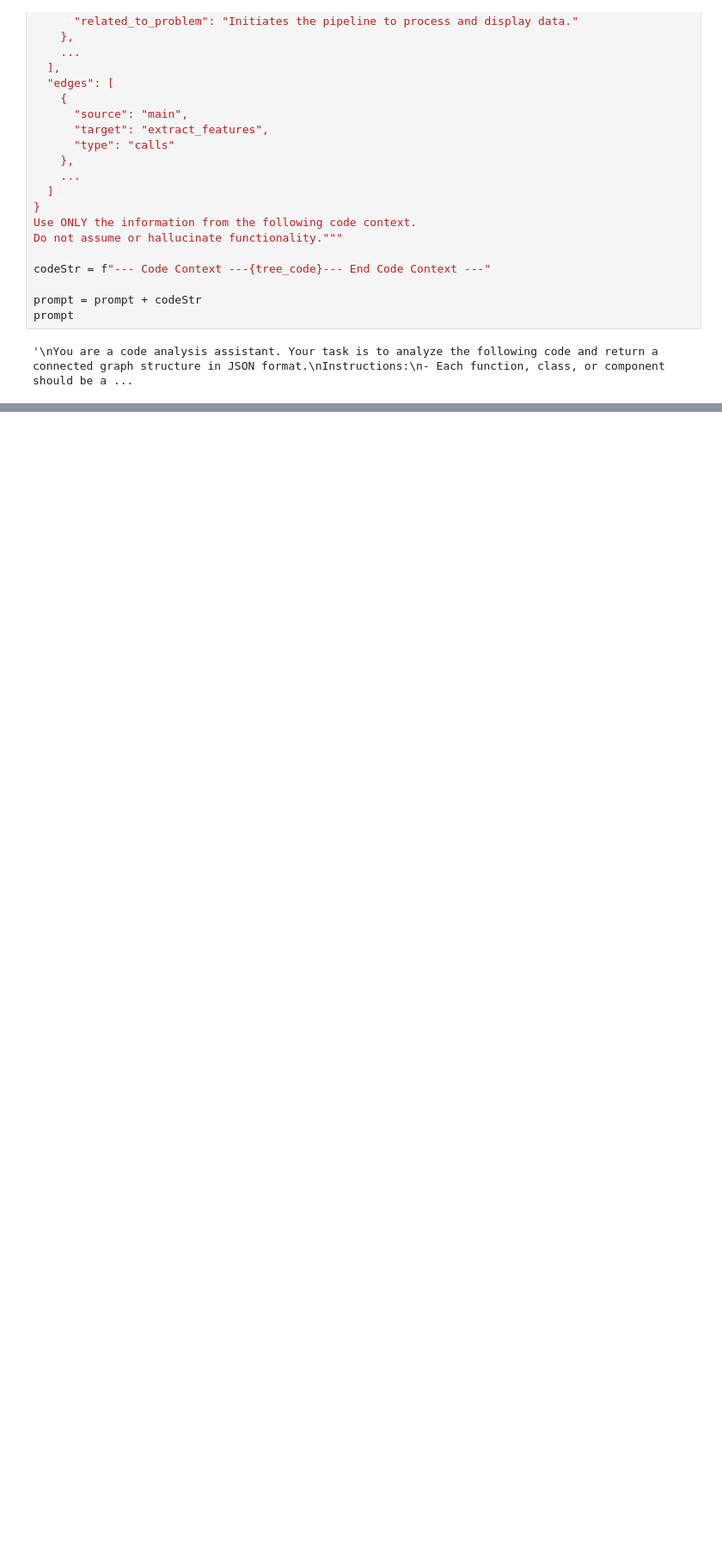
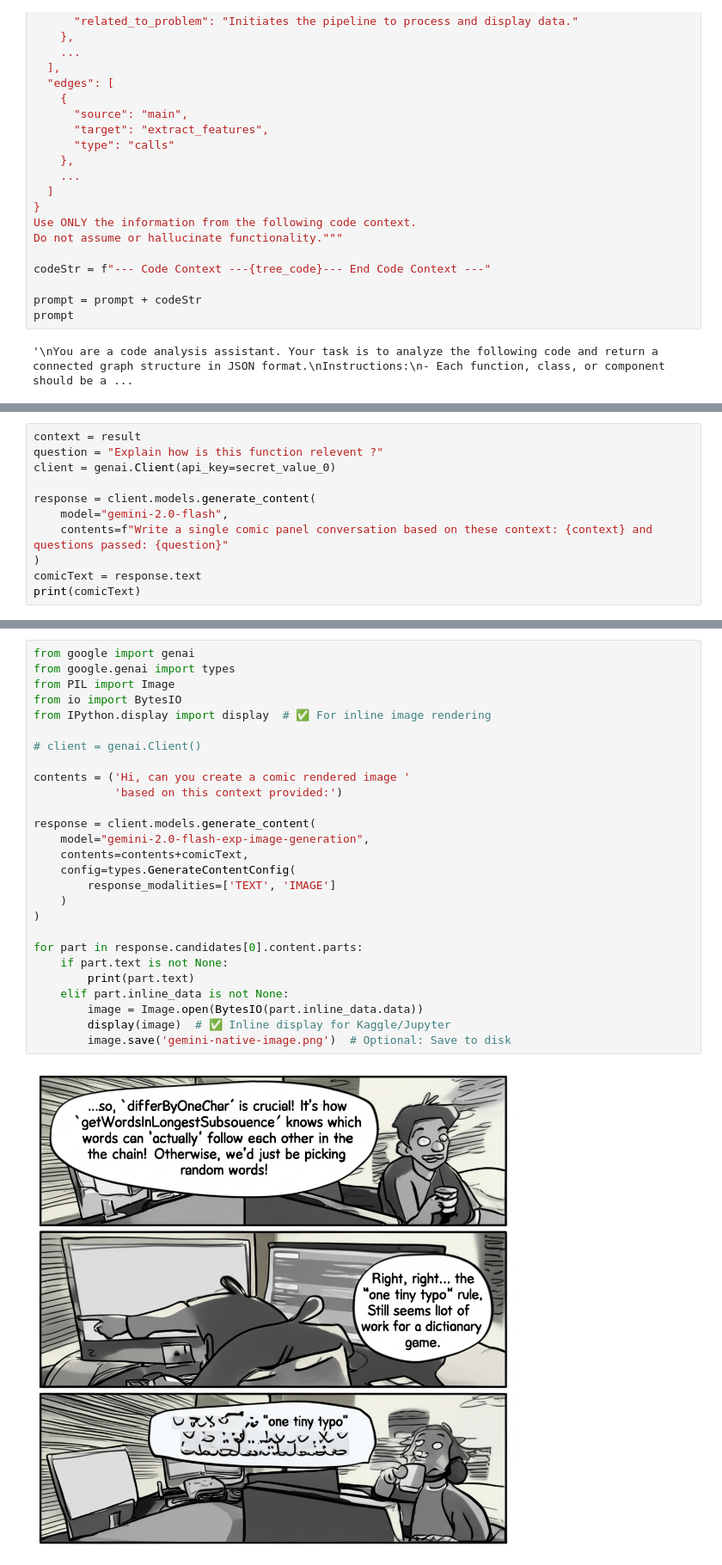
Before and after one commit to TreavVasu/GDGBook, a Jupyter notebook: ComicGen NotebookLLM.ipynb, the cells around one changed output, grey strips where cells are left out. Shown at 86% size. Cells and saved outputs as stored; diff of their text form; blank space fills up the shorter version.

Commit message:
Kaggle Notebook | ComicGen NotebookLLM | Version 1

```diff
--- a/ComicGen NotebookLLM.ipynb
+++ b/ComicGen NotebookLLM.ipynb
@@ -335,0 +379,11 @@ collection.query(
+# %%
+context = result
+question = "Explain how is this function relevent ?"
+client = genai.Client(api_key=secret_value_0)
+
+response = client.models.generate_content(
+    model="gemini-2.0-flash",
+    contents=f"Write a single comic panel conversation based on these context: {context} and questions passed: {question}"
+)
+comicText = response.text
+print(comicText)
@@ -335,0 +398,29 @@ collection.query(
+# %%
+from google import genai
+from google.genai import types
+from PIL import Image
+from io import BytesIO
+from IPython.display import display  # ✅ For inline image rendering
+
+# client = genai.Client()
+
+contents = ('Hi, can you create a comic rendered image '
+            'based on this context provided:')
+
+response = client.models.generate_content(
+    model="gemini-2.0-flash-exp-image-generation",
+    contents=contents+comicText,
+    config=types.GenerateContentConfig(
+        response_modalities=['TEXT', 'IMAGE']
+    )
+)
+
+for part in response.candidates[0].content.parts:
+    if part.text is not None:
+        print(part.text)
+    elif part.inline_data is not None:
+        image = Image.open(BytesIO(part.inline_data.data))
+        display(image)  # ✅ Inline display for Kaggle/Jupyter
+        image.save('gemini-native-image.png')  # Optional: Save to disk
+# %% [output]
+[figure, added]
```
Also changed, not shown: parts of 12 cells of this notebook.
